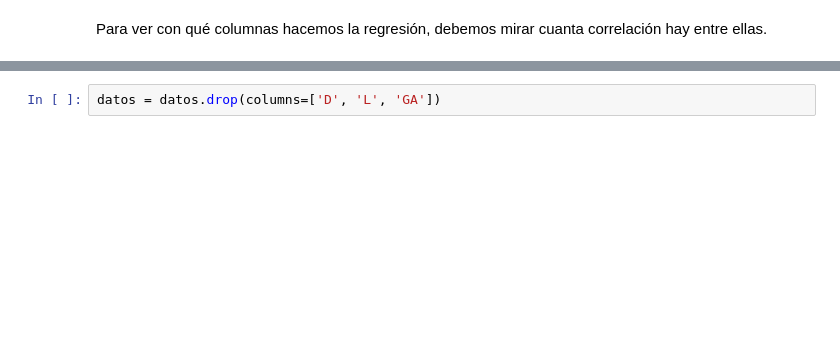
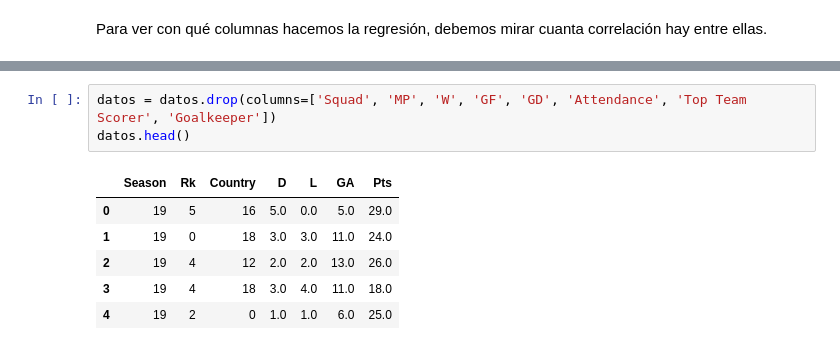
Before and after one commit to lauralardies/uefa_analisis, a Jupyter notebook: UEFA/analisis/regresionlineal.ipynb, the cells around one changed output, grey strips where cells are left out. Saved outputs shown, nothing was run; the diff lists cells and outputs as text; blank space fills up the shorter version.

```diff
--- a/UEFA/analisis/regresionlineal.ipynb
+++ b/UEFA/analisis/regresionlineal.ipynb
@@ -80,2 +202,10 @@ Podemos observar que la columna de puntos ('Pts') tiene correlación alta con 'G
-# %%
-datos = datos.drop(columns=['D', 'L', 'GA'])
+# %%
+datos = datos.drop(columns=['Squad', 'MP', 'W', 'GF', 'GD', 'Attendance', 'Top Team Scorer', 'Goalkeeper'])
+datos.head()
+# %% [output]
+|  | Season | Rk | Country | D | L | GA | Pts |
+| 0 | 19 | 5 | 16 | 5.0 | 0.0 | 5.0 | 29.0 |
+| 1 | 19 | 0 | 18 | 3.0 | 3.0 | 11.0 | 24.0 |
+| 2 | 19 | 4 | 12 | 2.0 | 2.0 | 13.0 | 26.0 |
+| 3 | 19 | 4 | 18 | 3.0 | 4.0 | 11.0 | 18.0 |
+| 4 | 19 | 2 | 0 | 1.0 | 1.0 | 6.0 | 25.0 |
```
Also changed, not shown: parts of 16 cells of this notebook, 1 other file.
